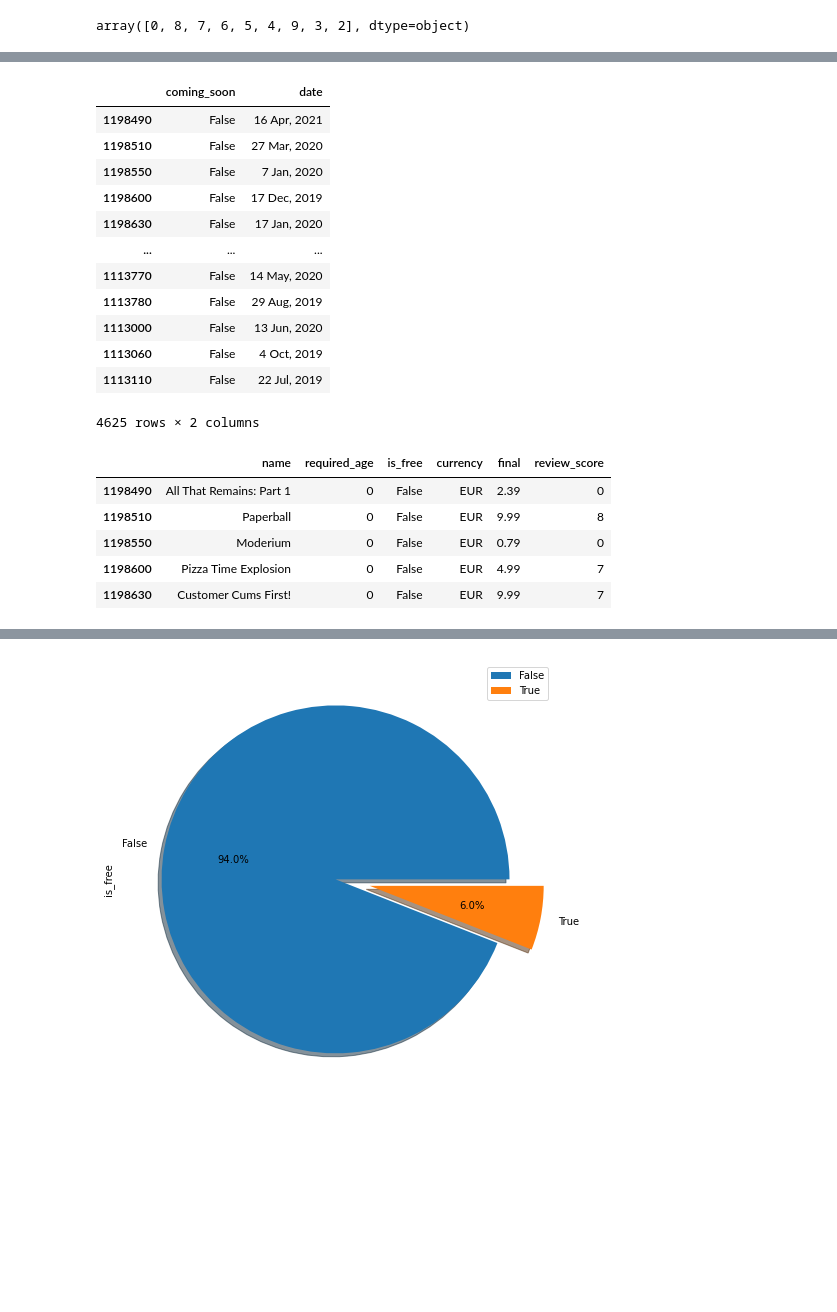
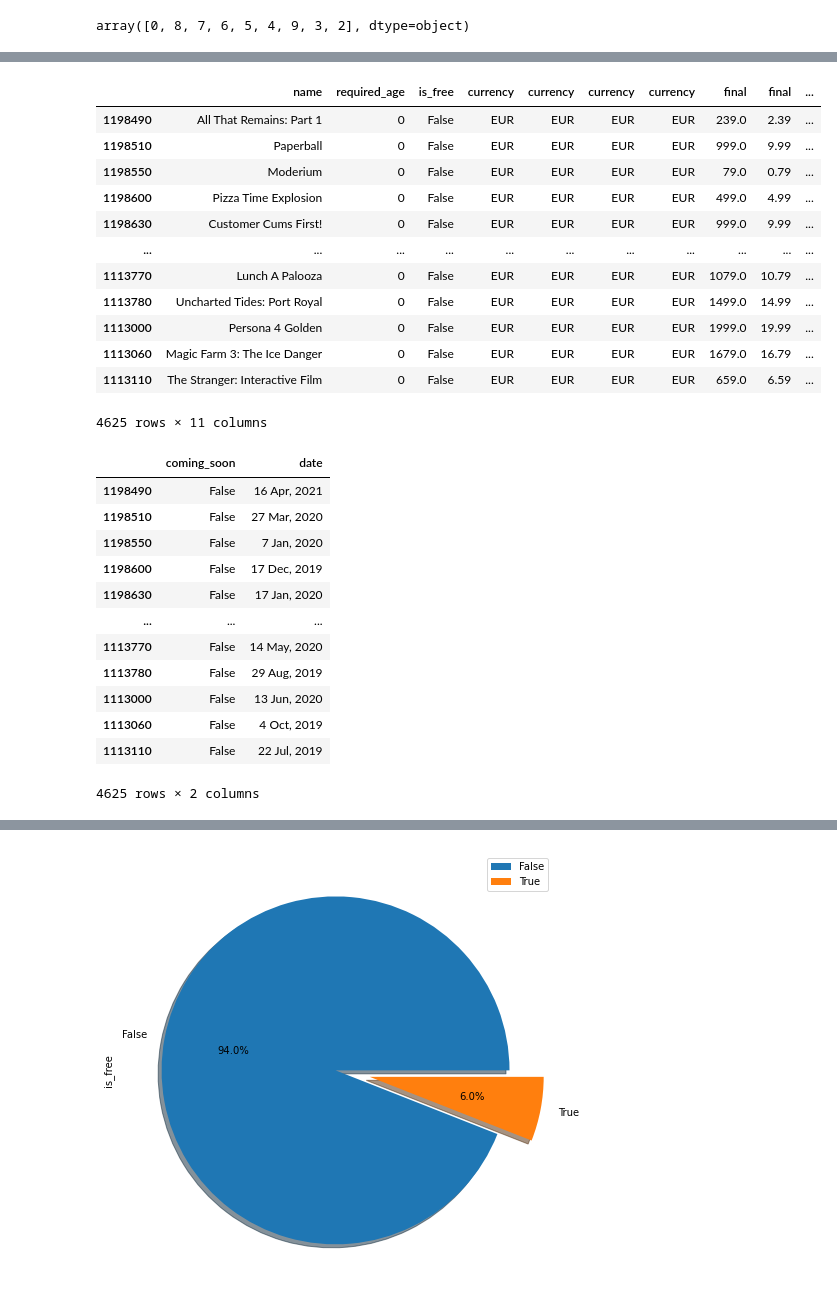
Before and after one commit to N1chelle/Deployment-Challenge, a Jupyter notebook: sql_database.ipynb, the cells around one changed output, grey strips where cells are left out. Cells and saved outputs as stored; diff of their text form; code cells hidden in the pictures; blank space fills up the shorter version.

```diff
--- a/sql_database.ipynb
+++ b/sql_database.ipynb
@@ -201,3 +182,0 @@ games_df = pd.concat([games_df, price_df, price_1], axis=1)
-# %%
-games_df = games_df[['name', 'required_age', 'is_free', 'currency', 'final', 'review_score']]
-games_df
@@ -218,27 +182,0 @@ games_df
-# %%
-date = df["release_date"].apply(pd.Series)
-date
-# date_df = price[['', 'final_formatted']]
-# %% [output]
-|  | coming_soon | date |
-| 1198490 | False | 16 Apr, 2021 |
-| 1198510 | False | 27 Mar, 2020 |
-| 1198550 | False | 7 Jan, 2020 |
-| 1198600 | False | 17 Dec, 2019 |
-| 1198630 | False | 17 Jan, 2020 |
-| ... | ... | ... |
-| 1113770 | False | 14 May, 2020 |
-| 1113780 | False | 29 Aug, 2019 |
-| 1113000 | False | 13 Jun, 2020 |
-| 1113060 | False | 4 Oct, 2019 |
-| 1113110 | False | 22 Jul, 2019 |
-4625 rows × 2 columns
-# %%
-games_df.head()
-# %% [output]
-|  | name | required_age | is_free | currency | final | review_score |
-| 1198490 | All That Remains: Part 1 | 0 | False | EUR | 2.39 | 0 |
-| 1198510 | Paperball | 0 | False | EUR | 9.99 | 8 |
-| 1198550 | Moderium | 0 | False | EUR | 0.79 | 0 |
-| 1198600 | Pizza Time Explosion | 0 | False | EUR | 4.99 | 7 |
-| 1198630 | Customer Cums First! | 0 | False | EUR | 9.99 | 7 |
@@ -244,0 +187,35 @@ games_df.head()
+# %%
+games_df = games_df[['name', 'required_age', 'is_free', 'currency', 'final','total_reviews', 'review_score']]
+games_df
+# %% [output]
+|  | name | required_age | is_free | currency | currency | currency | currency | final | final | ... |
+| 1198490 | All That Remains: Part 1 | 0 | False | EUR | EUR | EUR | EUR | 239.0 | 2.39 | ... |
+| 1198510 | Paperball | 0 | False | EUR | EUR | EUR | EUR | 999.0 | 9.99 | ... |
+| 1198550 | Moderium | 0 | False | EUR | EUR | EUR | EUR | 79.0 | 0.79 | ... |
+| 1198600 | Pizza Time Explosion | 0 | False | EUR | EUR | EUR | EUR | 499.0 | 4.99 | ... |
+| 1198630 | Customer Cums First! | 0 | False | EUR | EUR | EUR | EUR | 999.0 | 9.99 | ... |
+| ... | ... | ... | ... | ... | ... | ... | ... | ... | ... | ... |
+| 1113770 | Lunch A Palooza | 0 | False | EUR | EUR | EUR | EUR | 1079.0 | 10.79 | ... |
+| 1113780 | Uncharted Tides: Port Royal | 0 | False | EUR | EUR | EUR | EUR | 1499.0 | 14.99 | ... |
+| 1113000 | Persona 4 Golden | 0 | False | EUR | EUR | EUR | EUR | 1999.0 | 19.99 | ... |
+| 1113060 | Magic Farm 3: The Ice Danger | 0 | False | EUR | EUR | EUR | EUR | 1679.0 | 16.79 | ... |
+| 1113110 | The Stranger: Interactive Film | 0 | False | EUR | EUR | EUR | EUR | 659.0 | 6.59 | ... |
+4625 rows × 11 columns
+# %%
+date = df["release_date"].apply(pd.Series)
+date
+# date_df = price[['', 'final_formatted']]
+# %% [output]
+|  | coming_soon | date |
+| 1198490 | False | 16 Apr, 2021 |
+| 1198510 | False | 27 Mar, 2020 |
+| 1198550 | False | 7 Jan, 2020 |
+| 1198600 | False | 17 Dec, 2019 |
+| 1198630 | False | 17 Jan, 2020 |
+| ... | ... | ... |
+| 1113770 | False | 14 May, 2020 |
+| 1113780 | False | 29 Aug, 2019 |
+| 1113000 | False | 13 Jun, 2020 |
+| 1113060 | False | 4 Oct, 2019 |
+| 1113110 | False | 22 Jul, 2019 |
+4625 rows × 2 columns
```
Also changed, not shown: parts of 20 cells of this notebook, 1 other file.
